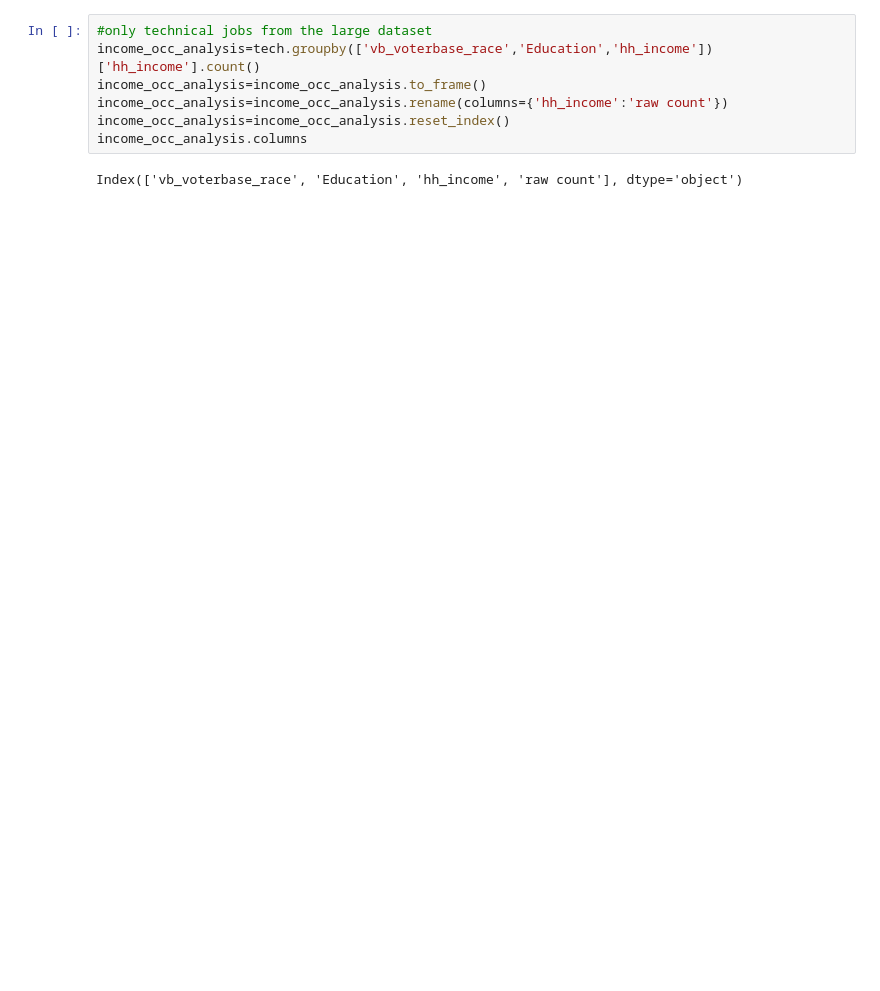
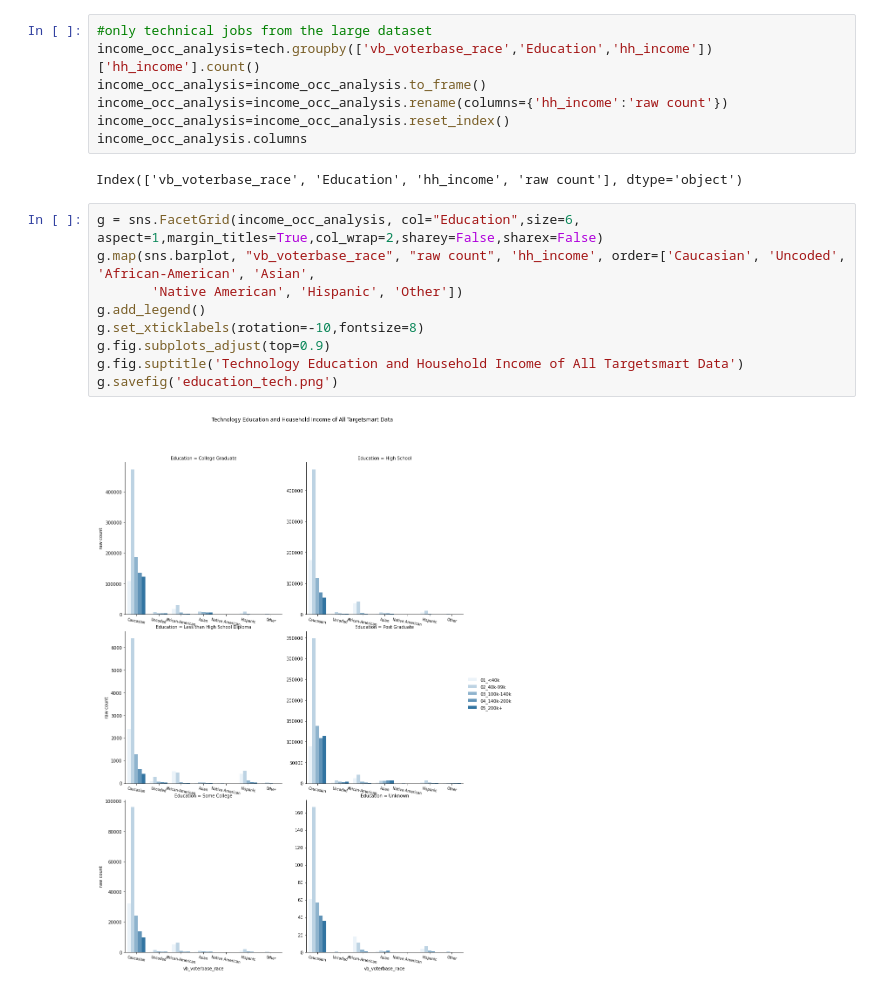
Before and after one commit to dscottdegeest/ds4a-team128-hcmaps, a Jupyter notebook: ds4a_team128_eda-MG EDA .ipynb, the cells around one changed output. Saved outputs shown, nothing was run; the diff lists cells and outputs as text; blank space fills up the shorter version.

```diff
--- a/ds4a_team128_eda-MG EDA .ipynb
+++ b/ds4a_team128_eda-MG EDA .ipynb
@@ -420,3 +487,14 @@ income_occ_analysis=income_occ_analysis.reset_index()
 income_occ_analysis.columns
 # %% [output]
 Index(['vb_voterbase_race', 'Education', 'hh_income', 'raw count'], dtype='object')
+# %%
+g = sns.FacetGrid(income_occ_analysis, col="Education",size=6, aspect=1,margin_titles=True,col_wrap=2,sharey=False,sharex=False)
+g.map(sns.barplot, "vb_voterbase_race", "raw count", 'hh_income', order=['Caucasian', 'Uncoded', 'African-American', 'Asian',
+       'Native American', 'Hispanic', 'Other'])
+g.add_legend()
+g.set_xticklabels(rotation=-10,fontsize=8)
+g.fig.subplots_adjust(top=0.9)
+g.fig.suptitle('Technology Education and Household Income of All Targetsmart Data')
+g.savefig('education_tech.png')
+# %% [output]
+[figure, added]
```
Also changed, not shown: parts of 28 cells of this notebook, 3 other files.
